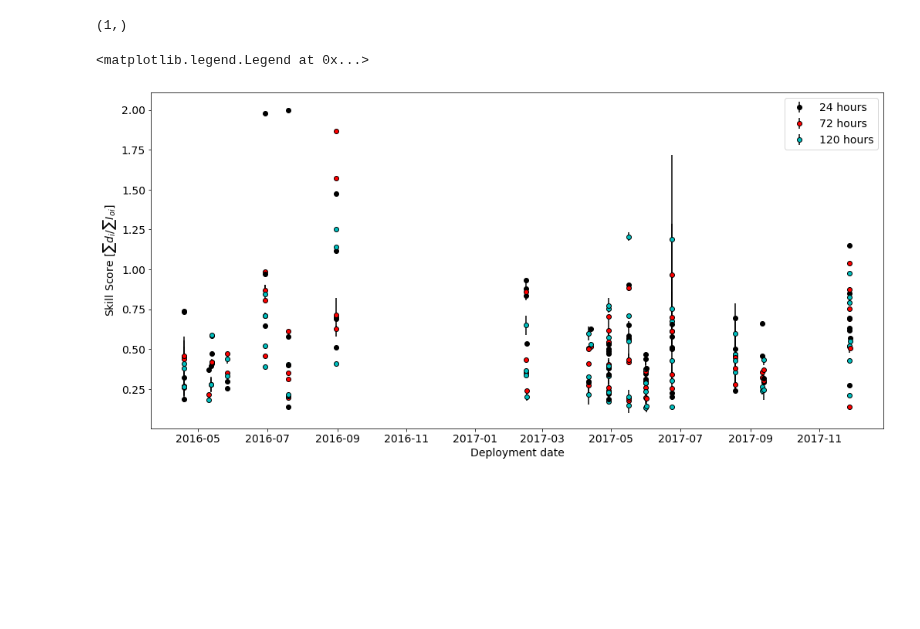
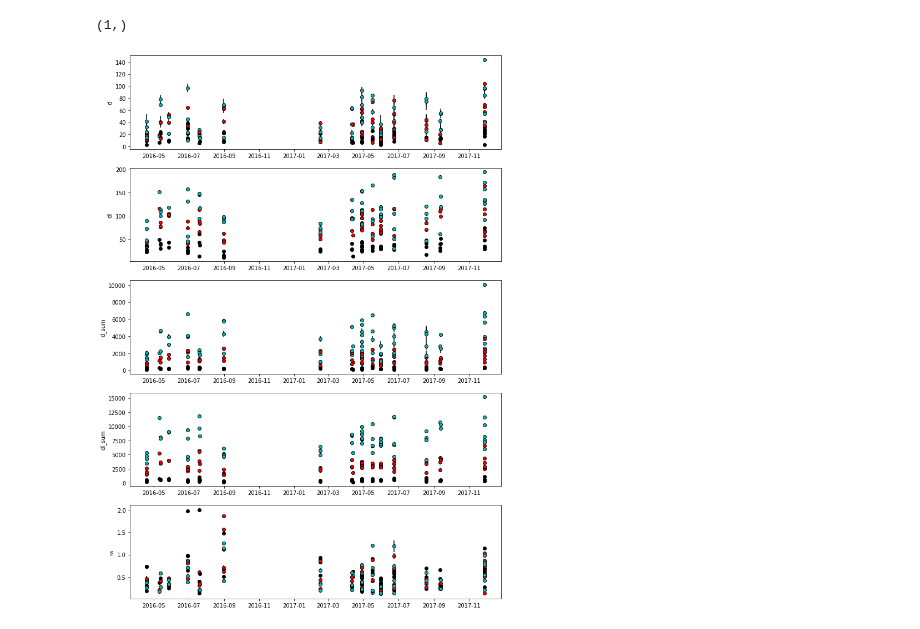
Before and after one commit to SalishSeaCast/analysis-ben, a Jupyter notebook: notebooks/OpenDrift/DrifterSimulations_parcels.ipynb, the cells around one changed output. Drawn from its saved outputs; the diff is of its cells as text; code cells hidden in the pictures; blank space fills up the shorter version.

Commit message:
breaking down drifter skill scores

```diff
--- a/notebooks/OpenDrift/DrifterSimulations_parcels.ipynb
+++ b/notebooks/OpenDrift/DrifterSimulations_parcels.ipynb
@@ -237,7 +237,7 @@ dl.shape
 # %% [output]
 (1,)
 # %%
-fig, ax = plt.subplots(figsize=(17, 8))
+fig, axs = plt.subplots(5, 1, figsize=(12, 18))
 for ID in IDs[:128]:
     dindex = np.where(drifters['id'].astype(int) == ID)[0][0]
     start, end = [mtime2datetime(float(drifters['mtime'][dindex][t])) for t in [0, -1]]
@@ -253,44 +253,44 @@ for ID in IDs[:128]:
         fn = f'drifter{ID:03d}_' + '_'.join(d.strftime('%Y%m%d') for d in [start, start+duration]) + '.nc'
         outfile = os.path.join(paths['out'], fn)
 
         index = 1
 
         with xr.open_dataset(outfile) as data:
 
             t_model = data.time[0, :].values.astype('datetime64[s]').astype(datetime)
 
             for time, lon, lat in zip(t_model, data.lon.values.T, data.lat.values.T):
                 ilast = index
                 index = abs(t_obs - time).argmin()
 
                 d = np.sqrt(
                     (lon - drifters['lon'][dindex][index])**2 +
                     (lat - drifters['lat'][dindex][index])**2
                 ) * deg2m * 1e-3
 
                 dl = np.sqrt(
                     (drifters['lon'][dindex][index] - drifters['lon'][dindex][ilast])**2 +
                     (drifters['lon'][dindex][index] - drifters['lon'][dindex][ilast])**2
                 ) * deg2m * 1e-3
 
                 metrics['dl'] = np.append(metrics['dl'], dl)
                 metrics['d'] = np.concatenate((metrics['d'], d[np.newaxis, :]))
 
-                #for key in metrics['d']:
-                #    metrics['d'][key] = np.append(metrics['d'][key], getattr(d, key)())
-
-        denom = np.cumsum(np.cumsum(metrics['dl']))
+        d = metrics['d']
+        I_0 = np.cumsum(metrics['dl'])[:, np.newaxis]
+        d_sum = np.cumsum(d, axis=0)
+        I_0_sum = np.cumsum(I_0, axis=0)
+        ss = d_sum / I_0_sum
+        labels = ['d', 'dl', 'd_sum', 'dl_sum', 'ss']
         for i, color in zip([24, 72, 120], ['k', 'r', 'c']):
             label = f'{i} hours' if ID == 3 else None
-            ss = (np.cumsum(metrics['d'], axis=0) / denom[:, np.newaxis])[i, :]
-            ss_mean, ss_std, ss_min, ss_max = ss.mean(), ss.std(), ss.min(), ss.max(),
-            ax.errorbar(
-                start, ss_mean, yerr=np.array(ss_mean - ss_min, ss_max - ss_mean),
-                fmt='ko', markerfacecolor=color, label=label)
+            for ax, label, y in zip(axs, labels, [d[i, :], I_0[i, :], d_sum[i, :], I_0_sum[i, :], ss[i, :]]):
+                ax.errorbar(
+                    start, y.mean(), yerr=y.std(),
+                    fmt='ko', markerfacecolor=color, label=label)
 
-ax.set_xlabel('Deployment date')
-ax.set_ylabel('Skill Score [$\sum d_i/\sum I_{oi}$]')
-ax.legend()
+#ax.set_xlabel('Deployment date')
+                ax.set_ylabel(label)
+#ax.legend()
 # %% [output]
-<matplotlib.legend.Legend at 0x...>
-[figure, old version]
+[figure, new version]
```
